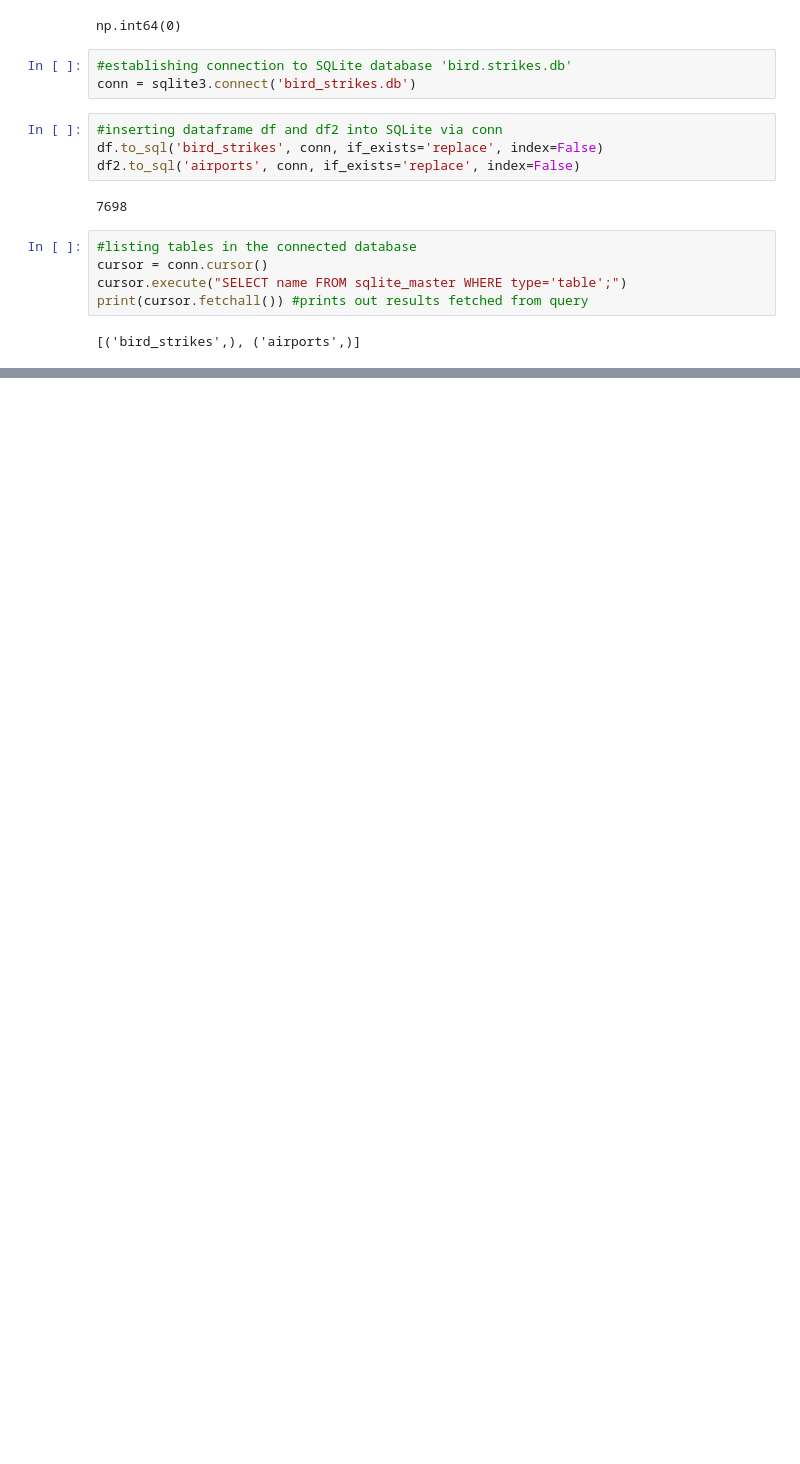
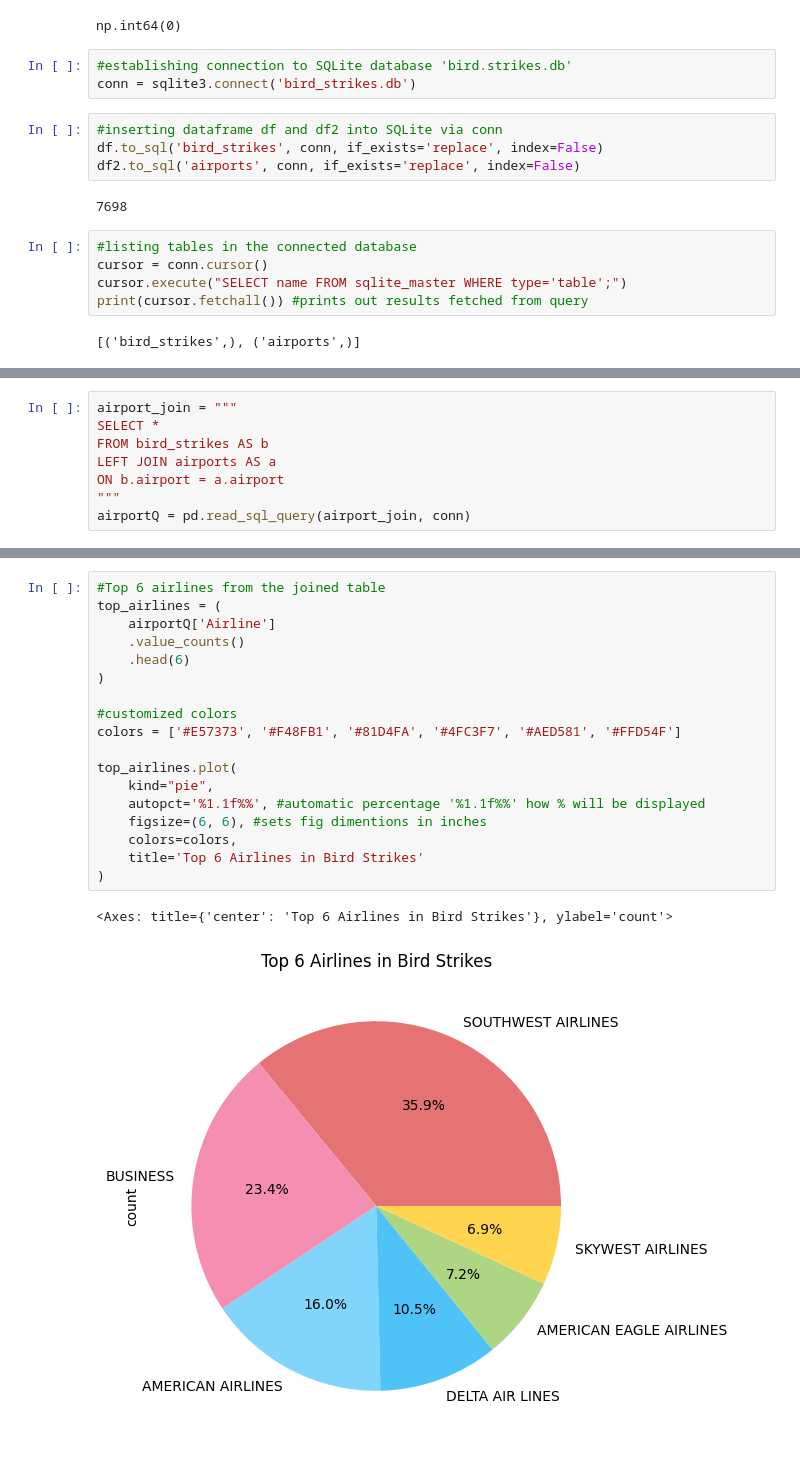
Before and after one commit to Kiyojute/Bird_Strikes, a Jupyter notebook: Aviation_Bird_Strikes.ipynb, the cells around one changed output, grey strips where cells are left out. Saved outputs shown, nothing was run; the diff lists cells and outputs as text; blank space fills up the shorter version.

Commit message:
sqlite join and top 6 airlines visualization

```diff
--- a/Aviation_Bird_Strikes.ipynb
+++ b/Aviation_Bird_Strikes.ipynb
@@ -359,0 +402,8 @@ print(cursor.fetchall()) #prints out results fetched from query
+# %%
+airport_join = """
+SELECT *
+FROM bird_strikes AS b
+LEFT JOIN airports AS a
+ON b.airport = a.airport
+"""
+airportQ = pd.read_sql_query(airport_join, conn)
@@ -359,0 +431,21 @@ print(cursor.fetchall()) #prints out results fetched from query
+# %%
+#Top 6 airlines from the joined table
+top_airlines = (
+    airportQ['Airline']
+    .value_counts()
+    .head(6)
+)
+
+#customized colors
+colors = ['#E57373', '#F48FB1', '#81D4FA', '#4FC3F7', '#AED581', '#FFD54F']
+
+top_airlines.plot(
+    kind="pie",
+    autopct='%1.1f%%', #automatic percentage '%1.1f%%' how % will be displayed
+    figsize=(6, 6), #sets fig dimentions in inches
+    colors=colors,
+    title='Top 6 Airlines in Bird Strikes'
+)
+# %% [output]
+<Axes: title={'center': 'Top 6 Airlines in Bird Strikes'}, ylabel='count'>
+[figure, added]
```
Also changed, not shown: parts of 8 cells of this notebook, 1 other file.
